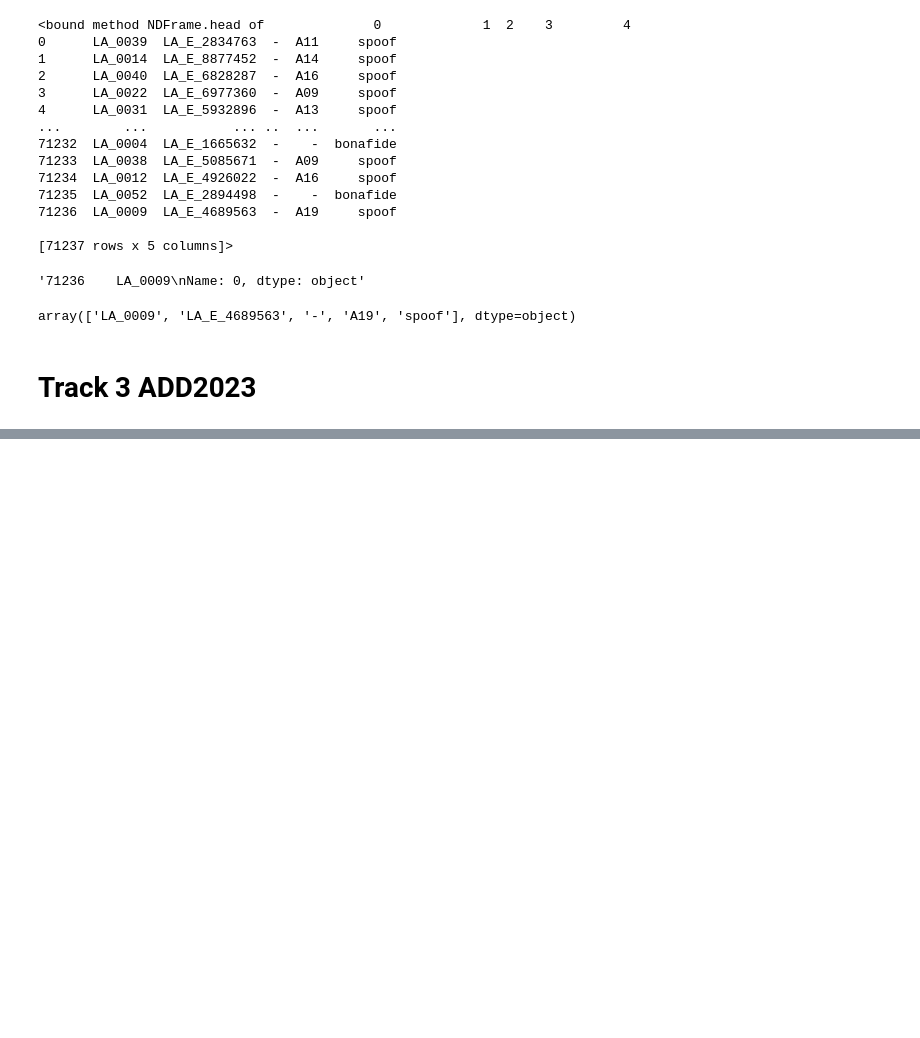
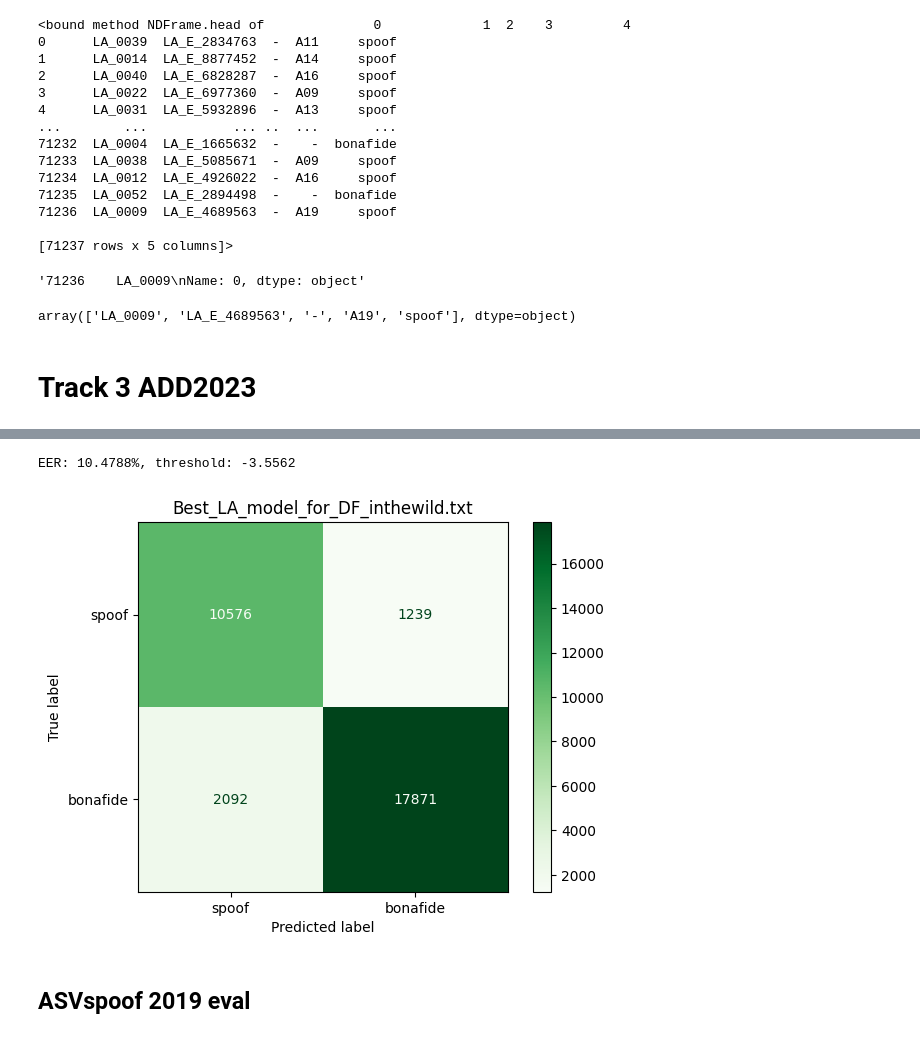
Before and after one commit to josebeo2016/SSL_Anti-spoofing, a Jupyter notebook: test.ipynb, the cells around one changed output, grey strips where cells are left out. Cells and saved outputs as stored; diff of their text form; code cells hidden in the pictures; blank space fills up the shorter version.

```diff
--- a/test.ipynb
+++ b/test.ipynb
@@ -101,0 +172,5 @@ model = MCHAD()
+# %%
+# load in the wild protocol
+in_the_wild = pd.read_csv("/dataa/phucdt/vocodetect/traindata/in_the_wild/protocol.txt", sep=" ", header=None)
+in_the_wild.columns = ['utt', 'subset', 'label']
+in_the_wild.head
@@ -101,0 +192,30 @@ model = MCHAD()
+# %%
+pred_df = pd.read_csv("res/Best_LA_model_for_DF_inthewild.txt", sep=" ", header=None)
+pred_df.columns = ["utt", "score"]
+
+# pred_df['pred'] = pred_df['pred'].apply(lambda x: 'bonafide' if x == 1 else 'spoof')
+# pred_df['pred'] = pred_df['score'].apply(lambda x: 'spoof' if x < threshold else 'bonafide')
+pred_df.head
+# merge eval_df and pred_df on utt
+res_df = pd.merge(in_the_wild, pred_df, on='utt')
+# print(res_df.head)
+# compute EER
+spoof_scores = res_df[res_df['label'] == 'spoof']['score']
+bonafide_scores = res_df[res_df['label'] == 'bonafide']['score']
+eer, threshold = compute_eer(bonafide_scores, spoof_scores)
+print("EER: {:.4f}%, threshold: {:.4f}".format(eer*100, threshold))
+res_df['pred'] = res_df['score'].apply(lambda x: 'spoof' if x < threshold else 'bonafide')
+
+
+# confusion matrix
+cm = confusion_matrix(res_df["label"], res_df["pred"], labels=["spoof","bonafide"])
+disp = ConfusionMatrixDisplay(confusion_matrix=cm, display_labels=["spoof","bonafide"])
+disp.plot(cmap='Greens', values_format='g')
+plt.title("Best_LA_model_for_DF_inthewild.txt")
+# plt.savefig("figs/ori_assl_cm.png", dpi=300)
+plt.show()
+# %% [output]
+EER: 10.4788%, threshold: -3.5562
+[figure, added]
+# %% [markdown]
+## ASVspoof 2019 eval
```
Also changed, not shown: parts of 9 cells of this notebook, 3 other files.
